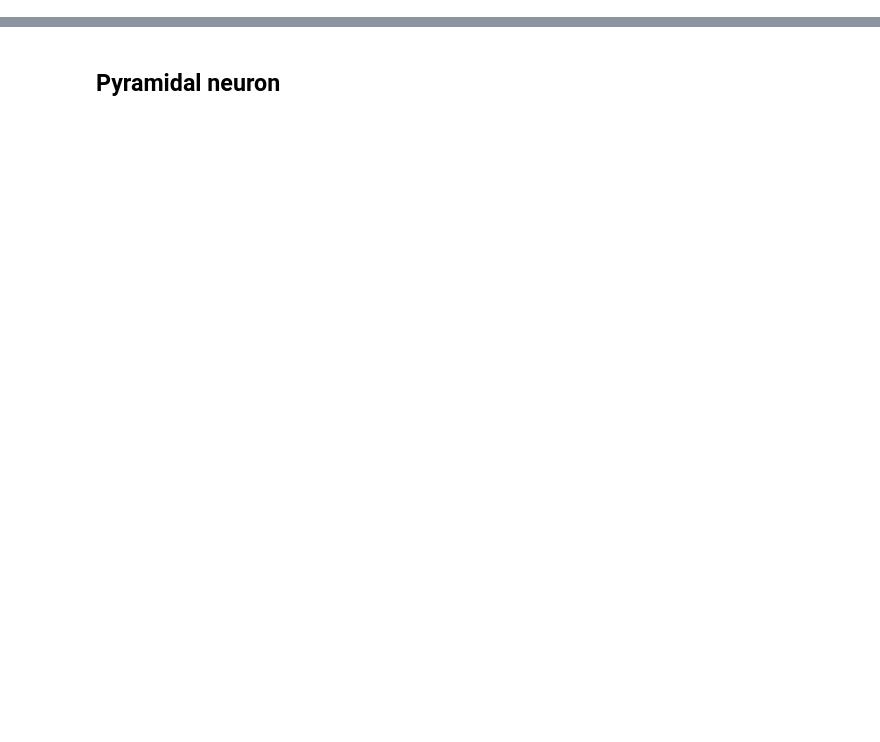
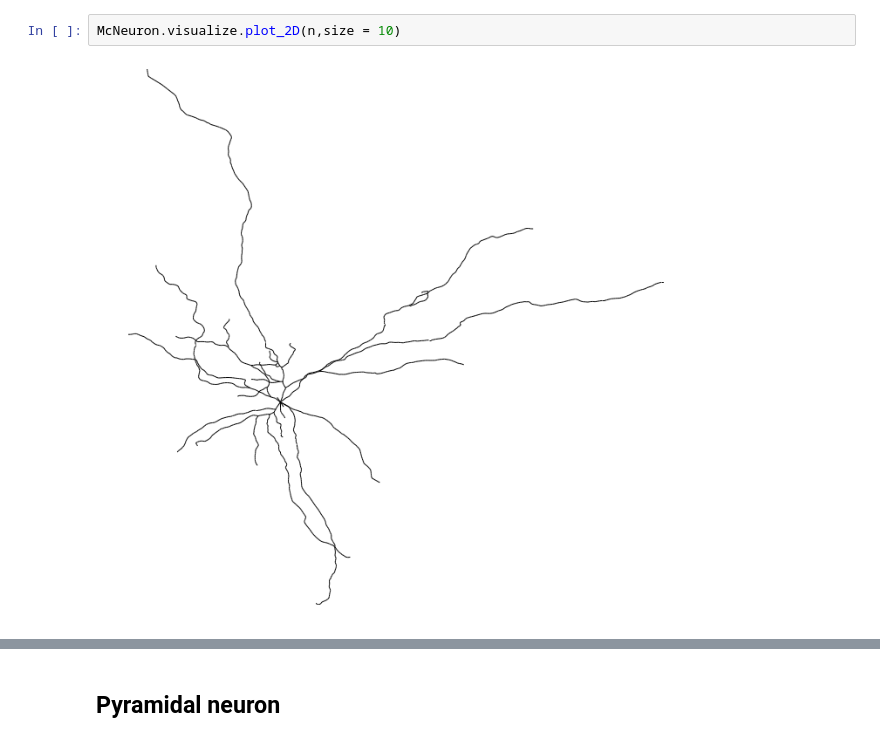
Before and after one commit to RoozbehFarhoodi/McNeuron, a Jupyter notebook: Generating Neurons.ipynb, the cells around one changed output, grey strips where cells are left out. Saved outputs shown, nothing was run; the diff lists cells and outputs as text; blank space fills up the shorter version.

```diff
--- a/Generating Neurons.ipynb
+++ b/Generating Neurons.ipynb
@@ -5,0 +33,4 @@ In this a neuron that has the same features of real neurons is generated by Mont
+# %%
+McNeuron.visualize.plot_2D(n,size = 10)
+# %% [output]
+[figure, added]
```
Also changed, not shown: parts of 30 cells of this notebook, 21 other files.
